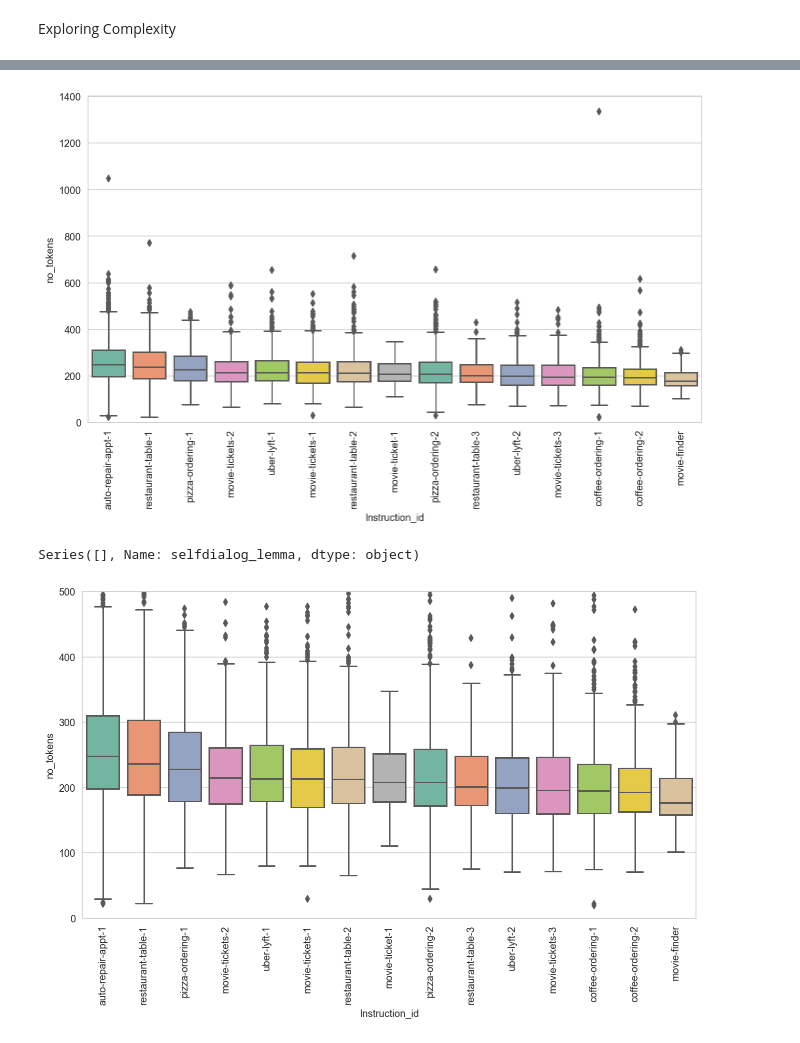
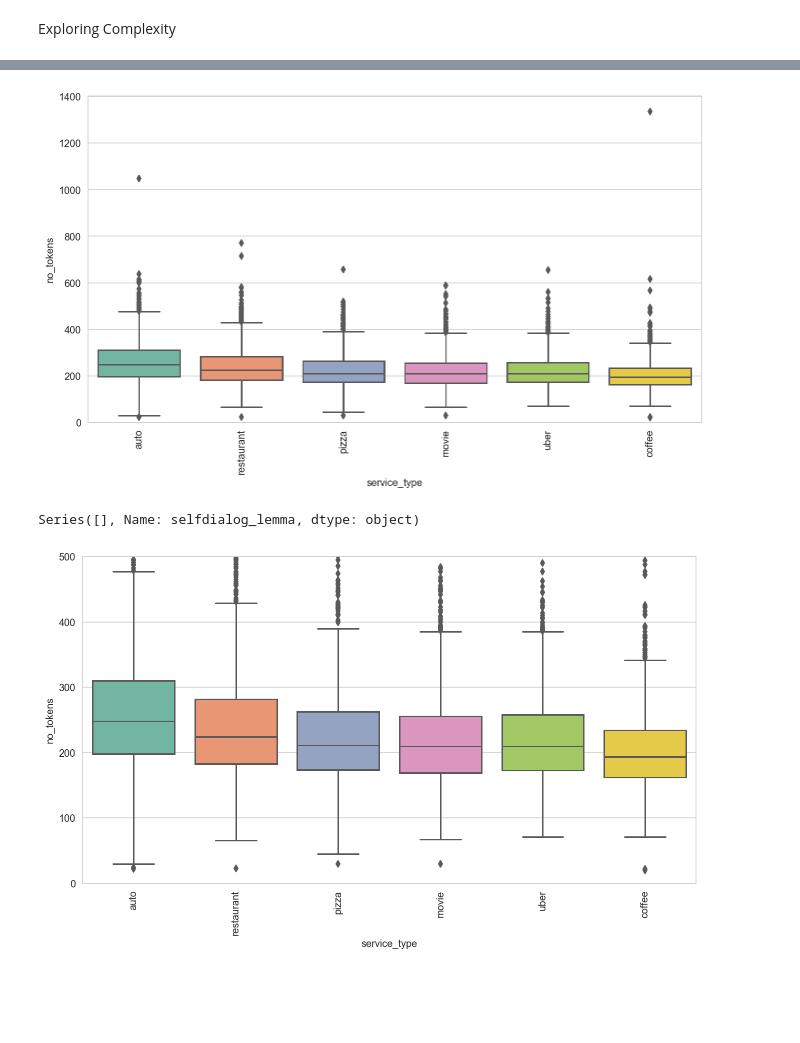
Before and after one commit to CSML1010-3-2020/NLPCourseProject, a Jupyter notebook: CSML1010_Group3_Course_Project_Data_Exploration.ipynb, the cells around one changed output, grey strips where cells are left out. Saved outputs shown, nothing was run; the diff lists cells and outputs as text; code cells hidden in the pictures; blank space fills up the shorter version.

Commit message:
Updated to correct some movie rows and add a general service_type column.

```diff
--- a/CSML1010_Group3_Course_Project_Data_Exploration.ipynb
+++ b/CSML1010_Group3_Course_Project_Data_Exploration.ipynb
@@ -335,9 +335,9 @@ def multi_boxplot(data, x, y, ylim = None):
     # cut-off y-axis at value ylim
     ax.set_ylim(0, ylim)
 # %%
-multi_boxplot(df, 'Instruction_id', 'no_tokens');
+multi_boxplot(df, 'service_type', 'no_tokens');
 # %% [output]
-[figure, old version]
+[figure, new version]
 # %%
 # print text of outliers
 df['selfdialog_lemma'][df.no_tokens > 1500]
@@ -345,7 +345,7 @@ df['selfdialog_lemma'][df.no_tokens > 1500]
 Series([], Name: selfdialog_lemma, dtype: object)
 # %%
 # cut-off diagram at y=500
-multi_boxplot(df, 'Instruction_id', 'no_tokens', ylim=500)
+multi_boxplot(df, 'service_type', 'no_tokens', ylim=500)
 # %% [output]
-[figure, old version]
+[figure, new version]
 # %%
```
Also changed, not shown: parts of 16 cells of this notebook, 3 other files.
